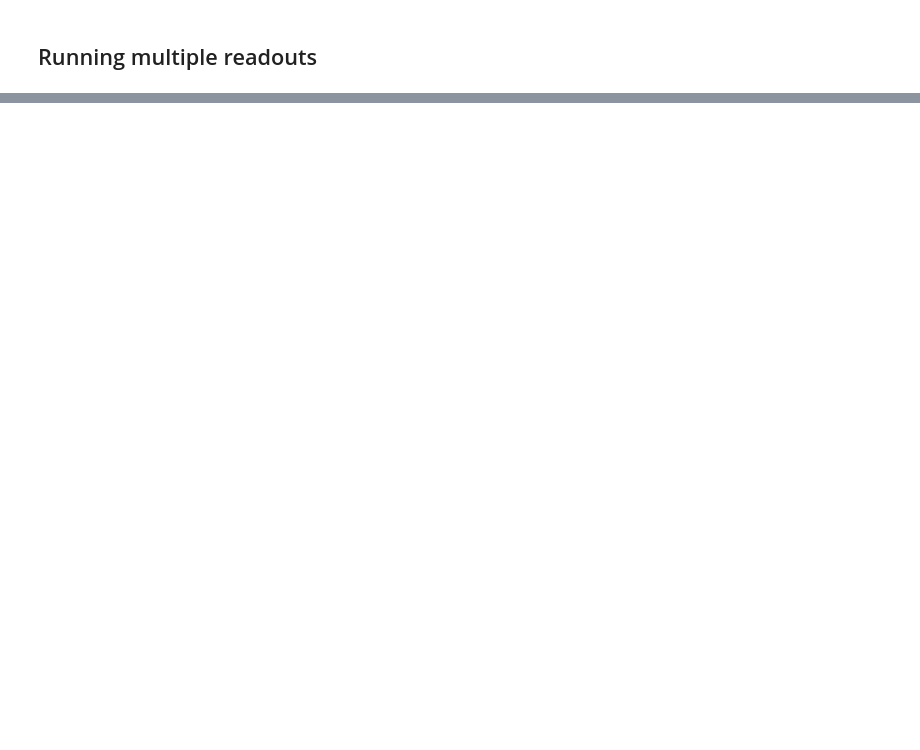
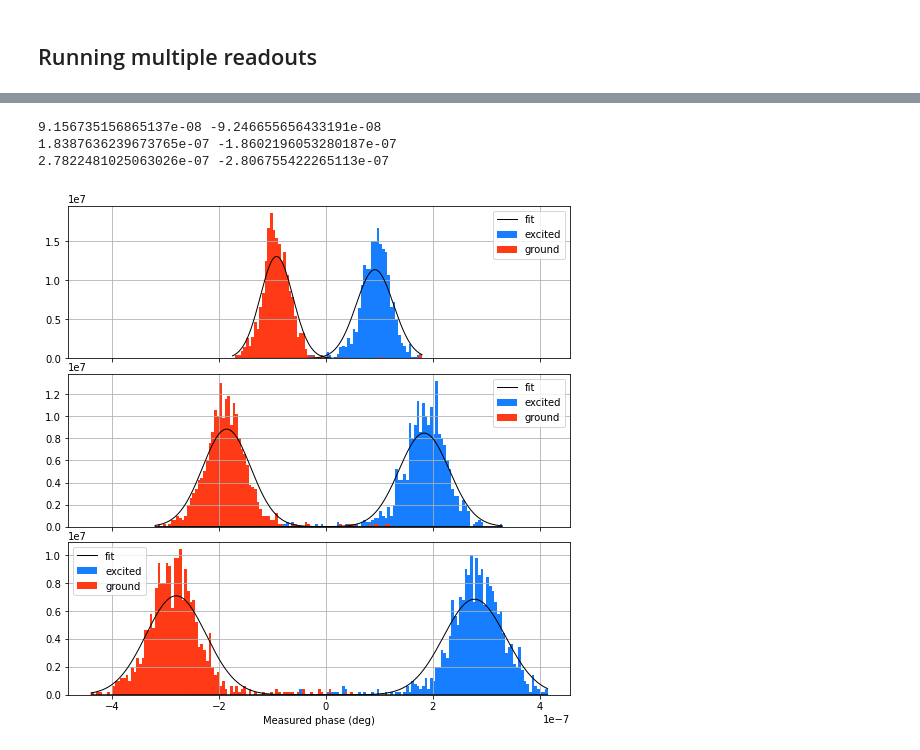
Before and after one commit to fernandovldrs/qcrew-readout, a Jupyter notebook: readout_optimization.ipynb, the cells around one changed output, grey strips where cells are left out. Cells and saved outputs as stored; diff of their text form; code cells hidden in the pictures; blank space fills up the shorter version.

```diff
--- a/readout_optimization.ipynb
+++ b/readout_optimization.ipynb
@@ -264,0 +76,32 @@ plt.show()
+# %%
+f, axes = plt.subplots(3, 1, sharex=True, figsize=(9,9))
+f.subplots_adjust(hspace=0.1)
+
+for n in range(3):
+    # Fit data to normal distribution
+    mu_e, std_e = gaussian_fit['e'][n+1]
+    mu_g, std_g = gaussian_fit['g'][n+1]
+    print(mu_e, mu_g)
+    binwidth = 5e-9
+    lim_min = np.ceil(np.array(acq_steps_data['e'][n+1] + acq_steps_data['g'][n+1]).min() / binwidth) * binwidth
+    lim_max = np.ceil(np.array(acq_steps_data['e'][n+1] + acq_steps_data['g'][n+1]).max() / binwidth) * binwidth
+    bins = np.arange(lim_min, lim_max + binwidth, binwidth)
+
+    axes[n].hist(acq_steps_data['e'][n+1], density=True, color = '#177FFF', bins=bins, label = 'excited')
+    axes[n].hist(acq_steps_data['g'][n+1], density=True, color = '#FF3A17', bins=bins, label = 'ground')
+
+    x = np.linspace(lim_min, lim_max, 500)
+    p_e = norm.pdf(x, mu_e, std_e)
+    axes[n].plot(x, p_e, 'k', linewidth=1., label = 'fit')
+    p_g = norm.pdf(x, mu_g, std_g)
+    axes[n].plot(x, p_g, 'k', linewidth=1.)
+    axes[n].grid()
+    axes[n].legend()
+
+axes[n].set_xlabel('Measured phase (deg)')
+plt.show()
+# %% [output]
+9.156735156865137e-08 -9.246655656433191e-08
+1.8387636239673765e-07 -1.8602196053280187e-07
+2.7822481025063026e-07 -2.806755422265113e-07
+[figure, added]
```
Also changed, not shown: parts of 34 cells of this notebook, 2 other files.
